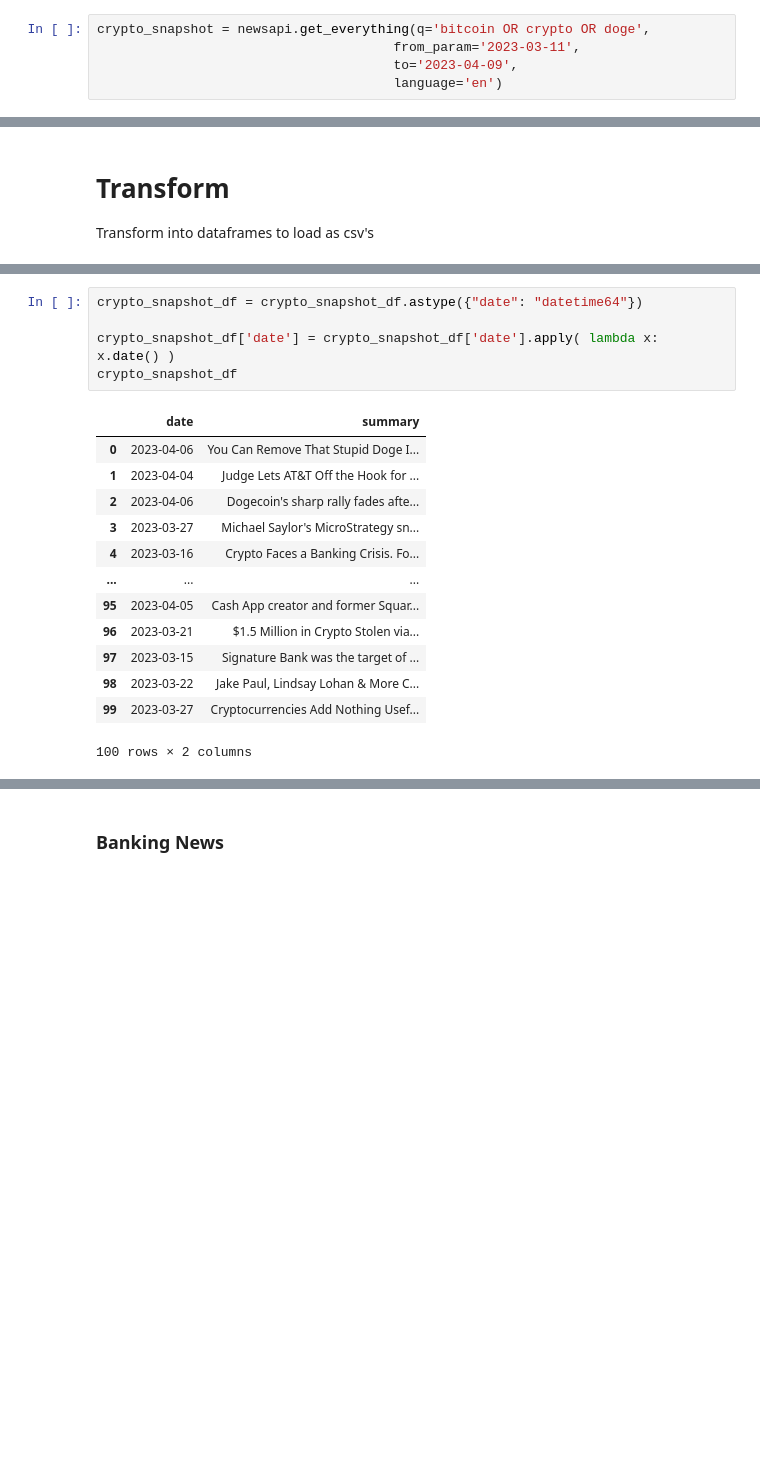
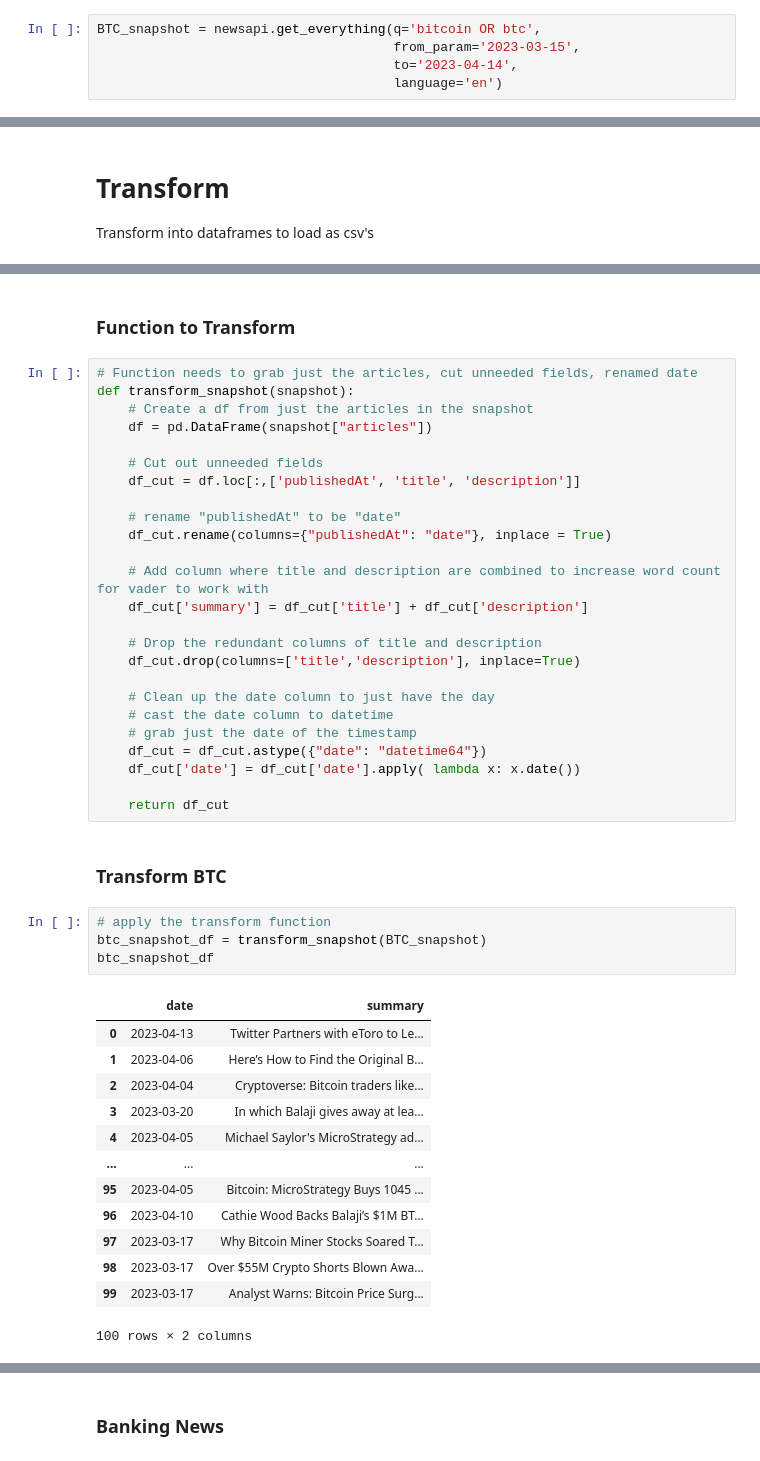
Before and after one commit to zarbin/UTA_Project-4, a Jupyter notebook: sandbox/JennS/news_snapshot.ipynb, the cells around one changed output, grey strips where cells are left out. Drawn from its saved outputs; the diff is of its cells as text; blank space fills up the shorter version.

Commit message:
Wrote function to streamline process for grabbing articles from newsapi and transforming them

```diff
--- a/sandbox/JennS/news_snapshot.ipynb
+++ b/sandbox/JennS/news_snapshot.ipynb
@@ -12,5 +14,5 @@ newsapi = NewsApiClient(api_key=api_key_news)
 # %%
-crypto_snapshot = newsapi.get_everything(q='bitcoin OR crypto OR doge',
-                                      from_param='2023-03-11',
-                                      to='2023-04-09',
+BTC_snapshot = newsapi.get_everything(q='bitcoin OR btc',
+                                      from_param='2023-03-15',
+                                      to='2023-04-14',
                                       language='en')
@@ -93,19 +56,47 @@ crypto_snapshot_df
-# %%
-crypto_snapshot_df = crypto_snapshot_df.astype({"date": "datetime64"})
-
-crypto_snapshot_df['date'] = crypto_snapshot_df['date'].apply( lambda x: x.date() )
-crypto_snapshot_df
-# %% [output]
-|  | date | summary |
-| 0 | 2023-04-06 | You Can Remove That Stupid Doge I... |
-| 1 | 2023-04-04 | Judge Lets AT&T Off the Hook for ... |
-| 2 | 2023-04-06 | Dogecoin's sharp rally fades afte... |
-| 3 | 2023-03-27 | Michael Saylor's MicroStrategy sn... |
-| 4 | 2023-03-16 | Crypto Faces a Banking Crisis. Fo... |
-| ... | ... | ... |
-| 95 | 2023-04-05 | Cash App creator and former Squar... |
-| 96 | 2023-03-21 | $1.5 Million in Crypto Stolen via... |
-| 97 | 2023-03-15 | Signature Bank was the target of ... |
-| 98 | 2023-03-22 | Jake Paul, Lindsay Lohan & More C... |
-| 99 | 2023-03-27 | Cryptocurrencies Add Nothing Usef... |
-100 rows × 2 columns
+# %% [markdown]
+### Function to Transform
+# %%
+# Function needs to grab just the articles, cut unneeded fields, renamed date
+def transform_snapshot(snapshot):
+    # Create a df from just the articles in the snapshot
+    df = pd.DataFrame(snapshot["articles"])
+
+    # Cut out unneeded fields
+    df_cut = df.loc[:,['publishedAt', 'title', 'description']]
+
+    # rename "publishedAt" to be "date"
+    df_cut.rename(columns={"publishedAt": "date"}, inplace = True)
+
+    # Add column where title and description are combined to increase word count for vader to work with
+    df_cut['summary'] = df_cut['title'] + df_cut['description']
+
+    # Drop the redundant columns of title and description
+    df_cut.drop(columns=['title','description'], inplace=True)
+
+    # Clean up the date column to just have the day
+    # cast the date column to datetime
+    # grab just the date of the timestamp
+    df_cut = df_cut.astype({"date": "datetime64"})
+    df_cut['date'] = df_cut['date'].apply( lambda x: x.date())
+
+    return df_cut
+# %% [markdown]
+### Transform BTC
+# %%
+# apply the transform function
+btc_snapshot_df = transform_snapshot(BTC_snapshot)
+btc_snapshot_df
+# %% [output]
+|  | date | summary |
+| 0 | 2023-04-13 | Twitter Partners with eToro to Le... |
+| 1 | 2023-04-06 | Here’s How to Find the Original B... |
+| 2 | 2023-04-04 | Cryptoverse: Bitcoin traders like... |
+| 3 | 2023-03-20 | In which Balaji gives away at lea... |
+| 4 | 2023-04-05 | Michael Saylor's MicroStrategy ad... |
+| ... | ... | ... |
+| 95 | 2023-04-05 | Bitcoin: MicroStrategy Buys 1045 ... |
+| 96 | 2023-04-10 | Cathie Wood Backs Balaji’s $1M BT... |
+| 97 | 2023-03-17 | Why Bitcoin Miner Stocks Soared T... |
+| 98 | 2023-03-17 | Over $55M Crypto Shorts Blown Awa... |
+| 99 | 2023-03-17 | Analyst Warns: Bitcoin Price Surg... |
+100 rows × 2 columns
```
Also changed, not shown: parts of 21 cells of this notebook, 1 other file.
